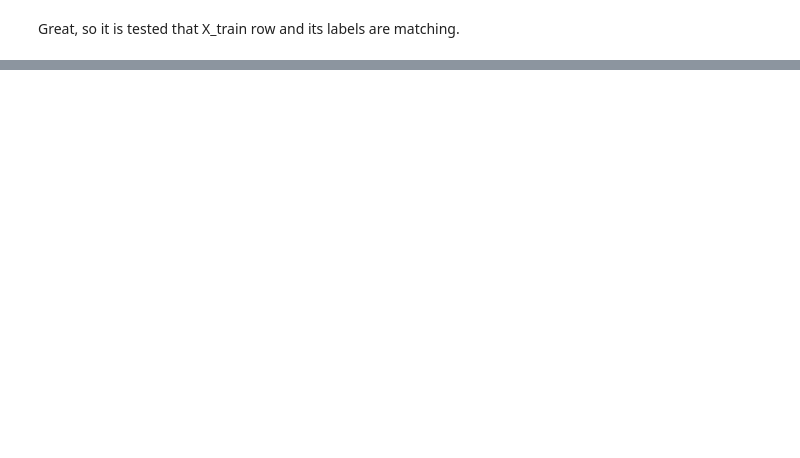
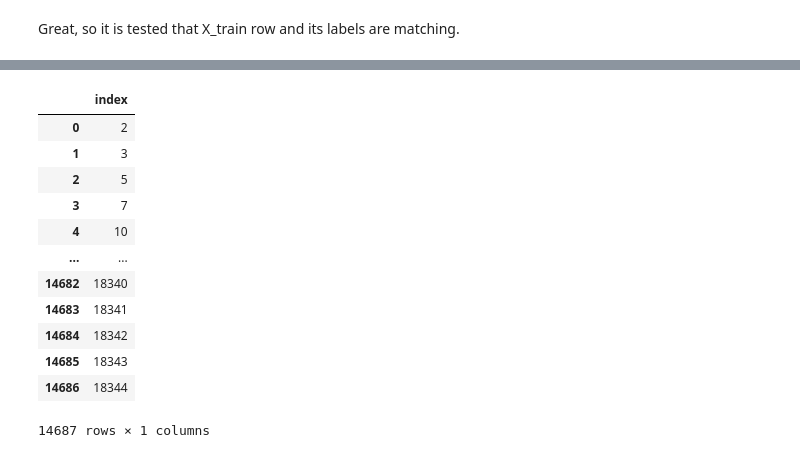
Before and after one commit to KenObata/Music4All_personal_project, a Jupyter notebook: music4all_tf_idf_by_genre_and_lang_v0_1.ipynb, the cells around one changed output, grey strips where cells are left out. Cells and saved outputs as stored; diff of their text form; code cells hidden in the pictures; blank space fills up the shorter version.

```diff
--- a/music4all_tf_idf_by_genre_and_lang_v0_1.ipynb
+++ b/music4all_tf_idf_by_genre_and_lang_v0_1.ipynb
@@ -767,0 +652,17 @@ Great, so it is tested that X_train row and its labels are matching.
+# %%
+df_X_train = pd.DataFrame(data=X_train, columns=["index"])
+df_X_train
+# %% [output]
+|  | index |
+| 0 | 2 |
+| 1 | 3 |
+| 2 | 5 |
+| 3 | 7 |
+| 4 | 10 |
+| ... | ... |
+| 14682 | 18340 |
+| 14683 | 18341 |
+| 14684 | 18342 |
+| 14685 | 18343 |
+| 14686 | 18344 |
+14687 rows × 1 columns
```
Also changed, not shown: parts of 51 cells of this notebook.
